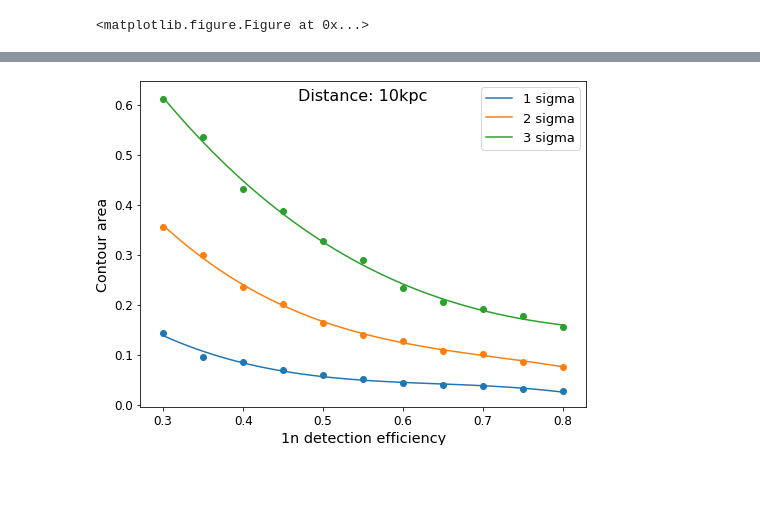
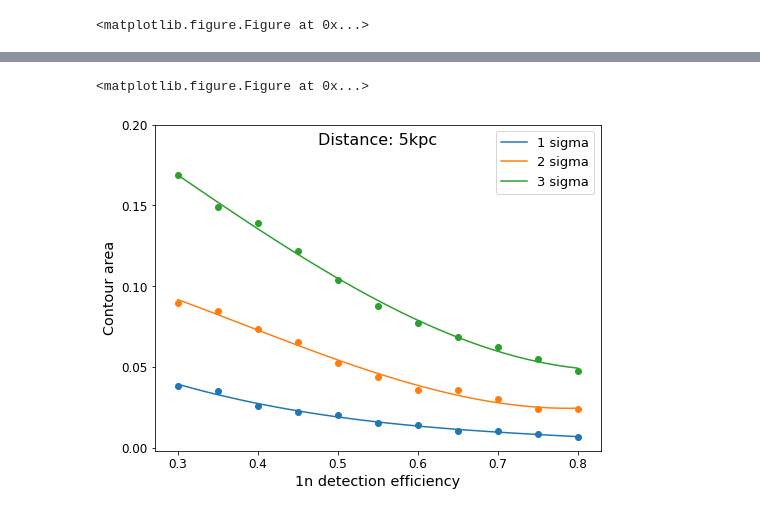
Before and after one commit to jfcrenshaw/halo, a Jupyter notebook: figMerit/figures_for_Clarence.ipynb, the cells around one changed output, grey strips where cells are left out. Drawn from its saved outputs; the diff is of its cells as text; code cells hidden in the pictures; blank space fills up the shorter version.

Commit message:
finished plots for Clarence.

```diff
--- a/figMerit/figures_for_Clarence.ipynb
+++ b/figMerit/figures_for_Clarence.ipynb
@@ -112,22 +151,58 @@ for d  in dist:
+# %%
+areas14 = [[],[],[],[]]
+d = 14
+
+for e in eff:
+
+    # load the unfolded data
+    file = 'unfolded_data/halo'+str(config)+'_'+str(d)+\
+            'kpc_distUncert10_unfolded_E'+str(int(100*e))+'.npy'
+    oneN,twoN = np.load(file)
+
+    areas14[0].append(e)
+
+    for s in sigmas:
+        # trim data and form contour
+        x,y,cut = trim_data(oneN,twoN,s)
+        ax = plt.axes()
+        cs = contours(x,y,cut,ax)
+
+        # calculate contour area
+        # get the vertices
+        p = cs.collections[0].get_paths()[0]
+        x = p.vertices[:,0]
+        y = p.vertices[:,1]
+        # area with Green's theorem
+        area = 0.5*np.sum(y[:-1]*np.diff(x) - x[:-1]*np.diff(y))
+        area = np.abs(area)
+
+        areas14[s].append(area/prior14_area)
+
+        ax.remove()
+# %% [output]
+<matplotlib.figure.Figure at 0x...>
 # %%
+# 5kpc
+
 fig1,ax1 = plt.subplots(1,1,figsize=(8,6))
 
 for s in sigmas:
-    t,c,k = interpolate.splrep(areas[0],areas[s],s=1)
-    x = np.linspace(min(areas[0]),max(areas[0]))
+    t,c,k = interpolate.splrep(areas5[0],areas5[s],s=1)
+    x = np.linspace(min(areas5[0]),max(areas5[0]))
     spline = interpolate.BSpline(t,c,k,extrapolate=False)
     ax1.plot(x,spline(x),label=str(s)+' sigma')
-    ax1.scatter(areas[0],areas[s])
+    ax1.scatter(areas5[0],areas5[s])
 
 ax1.set_xlabel("1n detection efficiency")
 ax1.set_ylabel("Contour area")
+ax1.set_yticks([0,0.05,0.1,0.15,0.2])
 
 ax1.legend(prop={'size': 13})
 
-ax1.text(0.5,0.93,'Distance: 10kpc',fontsize=16,transform=ax1.transAxes,ha='center',va='bottom')
+ax1.text(0.5,0.93,'Distance: 5kpc',fontsize=16,transform=ax1.transAxes,ha='center',va='bottom')
 
-fig1.savefig('figure_of_merit_halo2_10kpc.png')
+#fig1.savefig('figure_of_merit_halo2_5kpc.png')
 
 plt.show()
 # %% [output]
-[figure, old version]
+[figure, new version]
```
Also changed, not shown: parts of 6 cells of this notebook, 1 other file.
